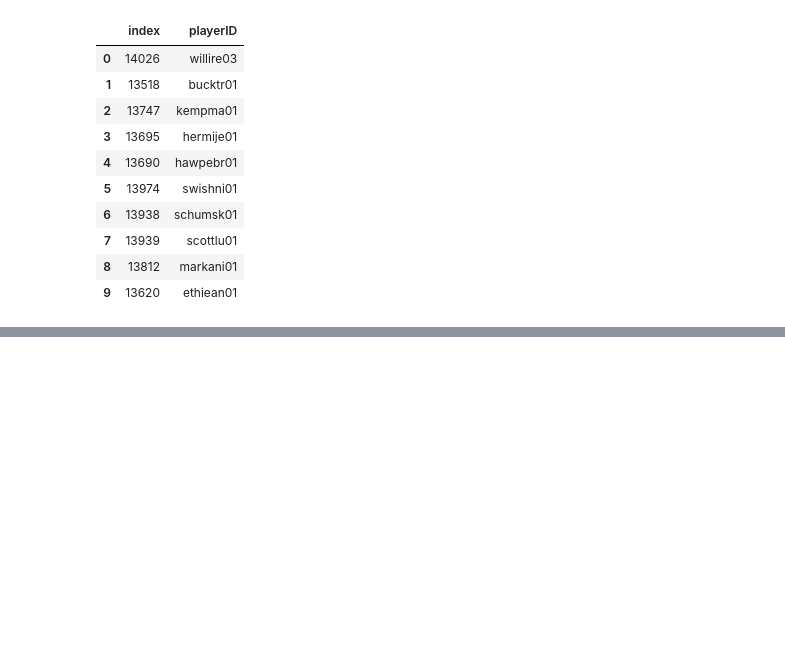
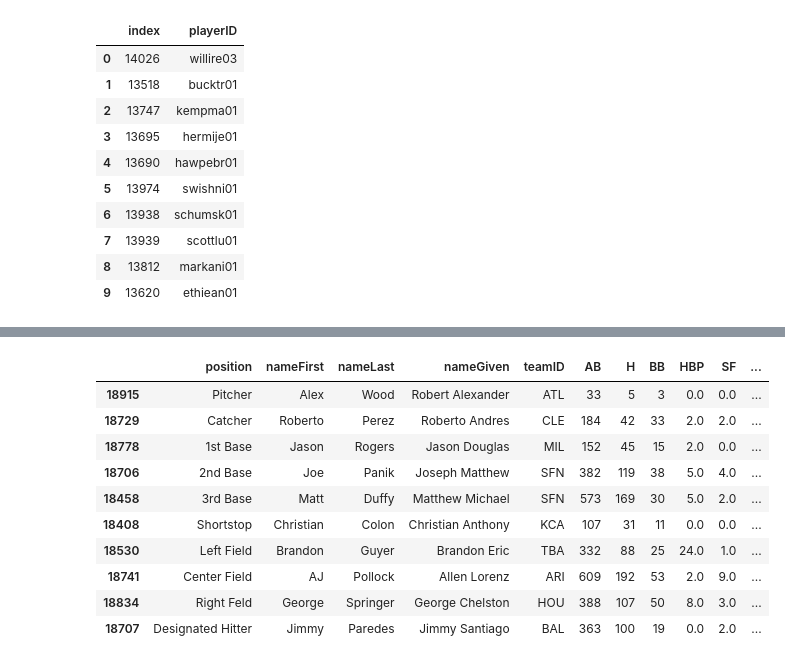
Before and after one commit to mpatterson73/moneyball, a Jupyter notebook: Notebooks/moneyball_rosters.ipynb, the cells around one changed output, grey strips where cells are left out. Saved outputs shown, nothing was run; the diff lists cells and outputs as text; code cells hidden in the pictures; blank space fills up the shorter version.

```diff
--- a/Notebooks/moneyball_rosters.ipynb
+++ b/Notebooks/moneyball_rosters.ipynb
@@ -121,0 +157,14 @@ The 2000 moneyball roster providing the best value is:
+# %%
+mb_roster_df(2015)
+# %% [output]
+|  | position | nameFirst | nameLast | nameGiven | teamID | AB | H | BB | HBP | SF | ... |
+| 18915 | Pitcher | Alex | Wood | Robert Alexander | ATL | 33 | 5 | 3 | 0.0 | 0.0 | ... |
+| 18729 | Catcher | Roberto | Perez | Roberto Andres | CLE | 184 | 42 | 33 | 2.0 | 2.0 | ... |
+| 18778 | 1st Base | Jason | Rogers | Jason Douglas | MIL | 152 | 45 | 15 | 2.0 | 0.0 | ... |
+| 18706 | 2nd Base | Joe | Panik | Joseph Matthew | SFN | 382 | 119 | 38 | 5.0 | 4.0 | ... |
+| 18458 | 3rd Base | Matt | Duffy | Matthew Michael | SFN | 573 | 169 | 30 | 5.0 | 2.0 | ... |
+| 18408 | Shortstop | Christian | Colon | Christian Anthony | KCA | 107 | 31 | 11 | 0.0 | 0.0 | ... |
+| 18530 | Left Field | Brandon | Guyer | Brandon Eric | TBA | 332 | 88 | 25 | 24.0 | 1.0 | ... |
+| 18741 | Center Field | AJ | Pollock | Allen Lorenz | ARI | 609 | 192 | 53 | 2.0 | 9.0 | ... |
+| 18834 | Right Feld | George | Springer | George Chelston | HOU | 388 | 107 | 50 | 8.0 | 3.0 | ... |
+| 18707 | Designated Hitter | Jimmy | Paredes | Jimmy Santiago | BAL | 363 | 100 | 19 | 0.0 | 2.0 | ... |
```
Also changed, not shown: parts of 6 cells of this notebook.
